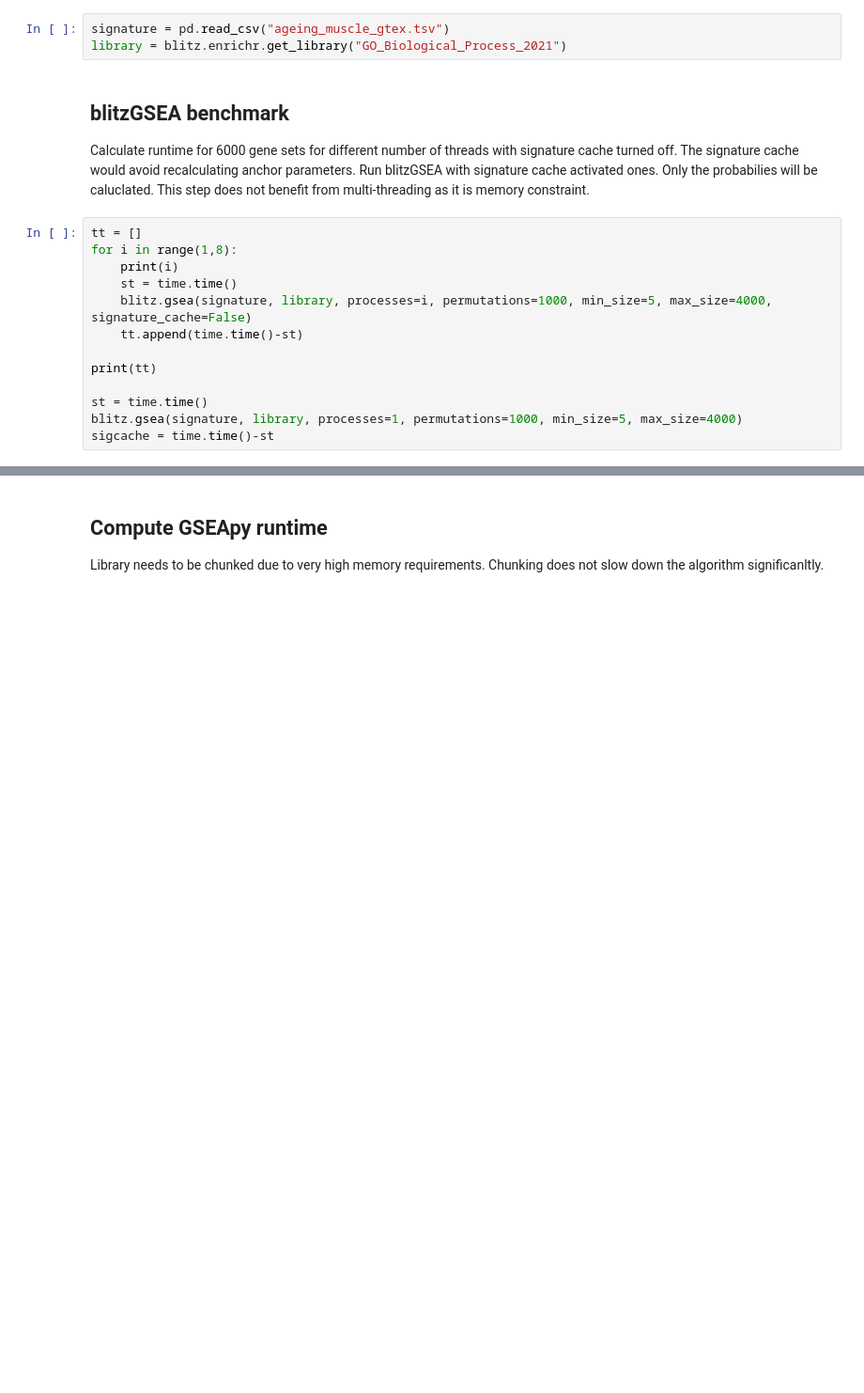
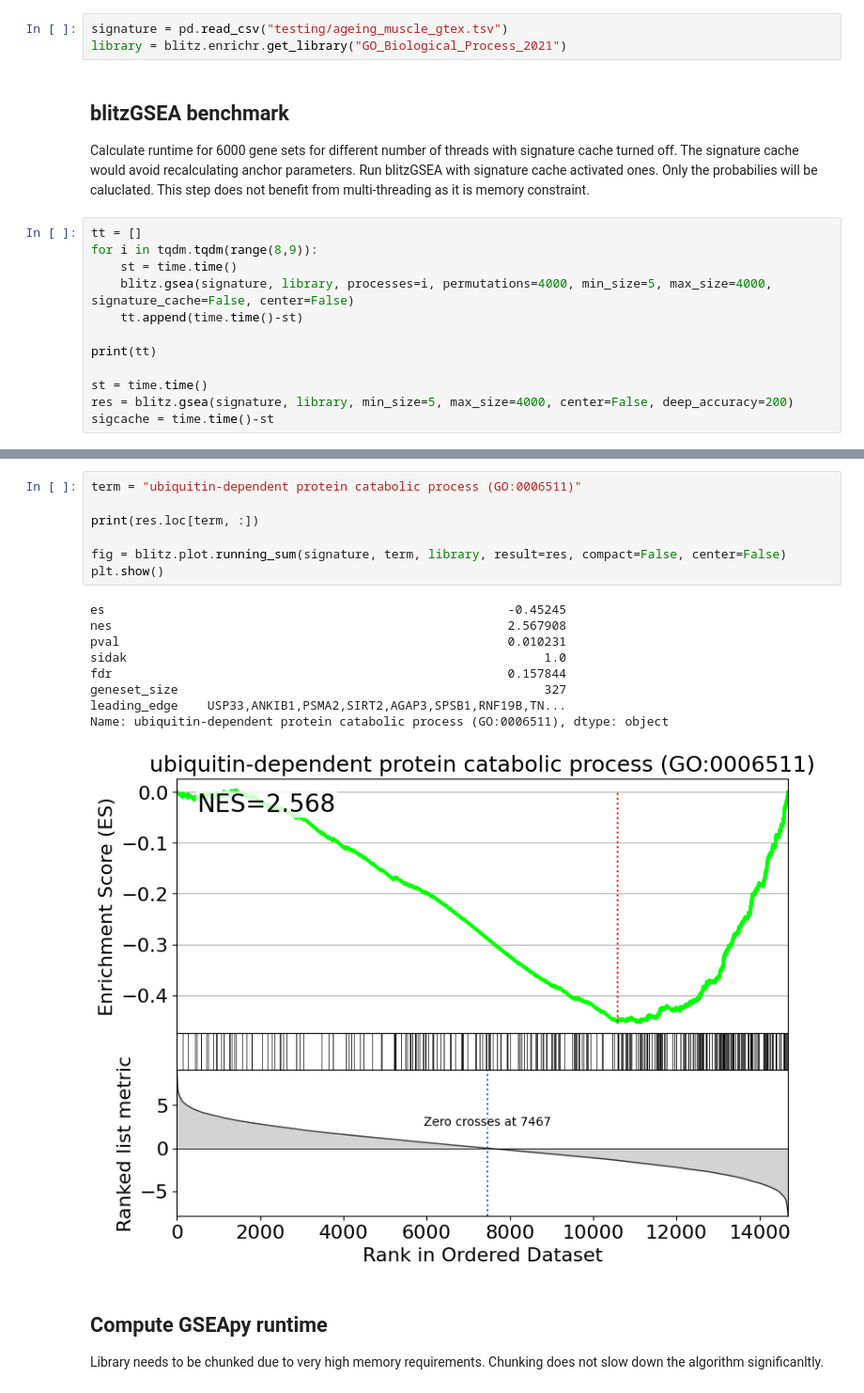
Before and after one commit to MaayanLab/blitzgsea, a Jupyter notebook: testing/speed_benchmark.ipynb, the cells around one changed output, grey strips where cells are left out. Shown at 94% size. Drawn from its saved outputs; the diff is of its cells as text; blank space fills up the shorter version.

Commit message:
update testing and add fix for saving signature cache

```diff
--- a/testing/speed_benchmark.ipynb
+++ b/testing/speed_benchmark.ipynb
@@ -25,5 +155,5 @@ from matplotlib import pyplot as plt
 # %%
-signature = pd.read_csv("ageing_muscle_gtex.tsv")
+signature = pd.read_csv("testing/ageing_muscle_gtex.tsv")
 library = blitz.enrichr.get_library("GO_Biological_Process_2021")
 # %% [markdown]
 ## blitzGSEA benchmark
@@ -31,15 +161,14 @@ library = blitz.enrichr.get_library("GO_Biological_Process_2021")
 Calculate runtime for 6000 gene sets for different number of threads with signature cache turned off. The signature cache would avoid recalculating anchor parameters. Run blitzGSEA with signature cache activated ones. Only the probabilies will be caluclated. This step does not benefit from multi-threading as it is memory constraint.
 # %%
 tt = []
-for i in range(1,8):
-    print(i)
+for i in tqdm.tqdm(range(8,9)):
     st = time.time()
-    blitz.gsea(signature, library, processes=i, permutations=1000, min_size=5, max_size=4000, signature_cache=False)
+    blitz.gsea(signature, library, processes=i, permutations=4000, min_size=5, max_size=4000, signature_cache=False, center=False)
     tt.append(time.time()-st)
 
 print(tt)
 
 st = time.time()
-blitz.gsea(signature, library, processes=1, permutations=1000, min_size=5, max_size=4000)
+res = blitz.gsea(signature, library, min_size=5, max_size=4000, center=False, deep_accuracy=200)
 sigcache = time.time()-st
 # %% [output]
@@ -57,3 +181,20 @@ sigh = [sigcache]*len(tt)
+# %%
+term = "ubiquitin-dependent protein catabolic process (GO:0006511)"
+
+print(res.loc[term, :])
+
+fig = blitz.plot.running_sum(signature, term, library, result=res, compact=False, center=False)
+plt.show()
+# %% [output]
+es                                                       -0.45245
+nes                                                      2.567908
+pval                                                     0.010231
+sidak                                                         1.0
+fdr                                                      0.157844
+geneset_size                                                  327
+leading_edge    USP33,ANKIB1,PSMA2,SIRT2,AGAP3,SPSB1,RNF19B,TN...
+Name: ubiquitin-dependent protein catabolic process (GO:0006511), dtype: object
+[figure, added]
 # %% [markdown]
 ## Compute GSEApy runtime
 
```
Also changed, not shown: parts of 17 cells of this notebook, 2 other files.
